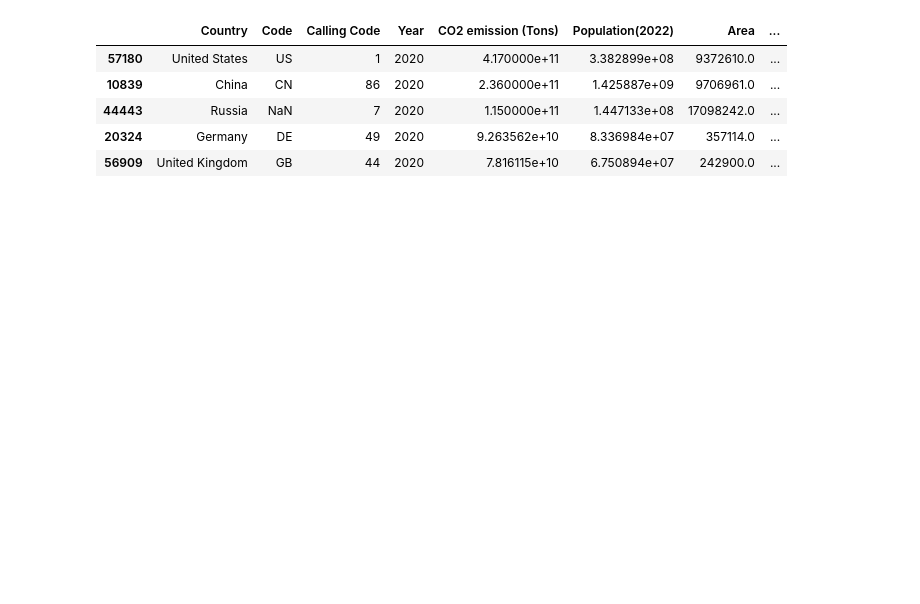
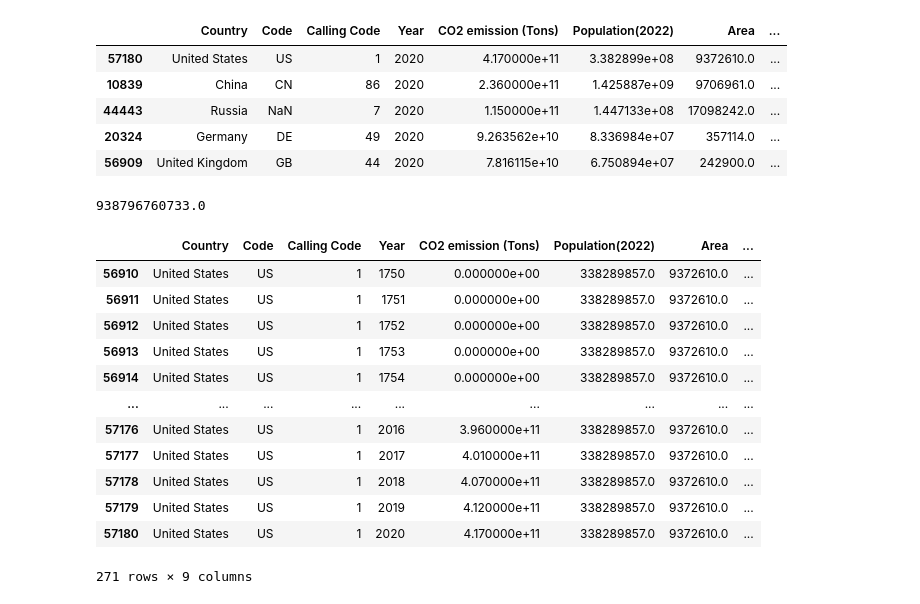
Before and after one commit to DanielBrechner/World-CO2-Emissions-Analysis, a Jupyter notebook: app.ipynb, the cells around one changed output. Saved outputs shown, nothing was run; the diff lists cells and outputs as text; code cells hidden in the pictures; blank space fills up the shorter version.

```diff
--- a/app.ipynb
+++ b/app.ipynb
@@ -79,3 +81,24 @@ df[df['Year']==2020].sort_values(by='CO2 emission (Tons)', ascending=False).head
 | 44443 | Russia | NaN | 7 | 2020 | 1.150000e+11 | 1.447133e+08 | 17098242.0 | ... |
 | 20324 | Germany | DE | 49 | 2020 | 9.263562e+10 | 8.336984e+07 | 357114.0 | ... |
 | 56909 | United Kingdom | GB | 44 | 2020 | 7.816115e+10 | 6.750894e+07 | 242900.0 | ... |
+# %%
+top_five['CO2 emission (Tons)'].sum()
+# %% [output]
+938796760733.0
+# %%
+usa_data = df.loc[df['Country'] == 'United States']
+usa_data
+# %% [output]
+|  | Country | Code | Calling Code | Year | CO2 emission (Tons) | Population(2022) | Area | ... |
+| 56910 | United States | US | 1 | 1750 | 0.000000e+00 | 338289857.0 | 9372610.0 | ... |
+| 56911 | United States | US | 1 | 1751 | 0.000000e+00 | 338289857.0 | 9372610.0 | ... |
+| 56912 | United States | US | 1 | 1752 | 0.000000e+00 | 338289857.0 | 9372610.0 | ... |
+| 56913 | United States | US | 1 | 1753 | 0.000000e+00 | 338289857.0 | 9372610.0 | ... |
+| 56914 | United States | US | 1 | 1754 | 0.000000e+00 | 338289857.0 | 9372610.0 | ... |
+| ... | ... | ... | ... | ... | ... | ... | ... | ... |
+| 57176 | United States | US | 1 | 2016 | 3.960000e+11 | 338289857.0 | 9372610.0 | ... |
+| 57177 | United States | US | 1 | 2017 | 4.010000e+11 | 338289857.0 | 9372610.0 | ... |
+| 57178 | United States | US | 1 | 2018 | 4.070000e+11 | 338289857.0 | 9372610.0 | ... |
+| 57179 | United States | US | 1 | 2019 | 4.120000e+11 | 338289857.0 | 9372610.0 | ... |
+| 57180 | United States | US | 1 | 2020 | 4.170000e+11 | 338289857.0 | 9372610.0 | ... |
+271 rows × 9 columns
```
Also changed, not shown: parts of 7 cells of this notebook, 2 other files.
